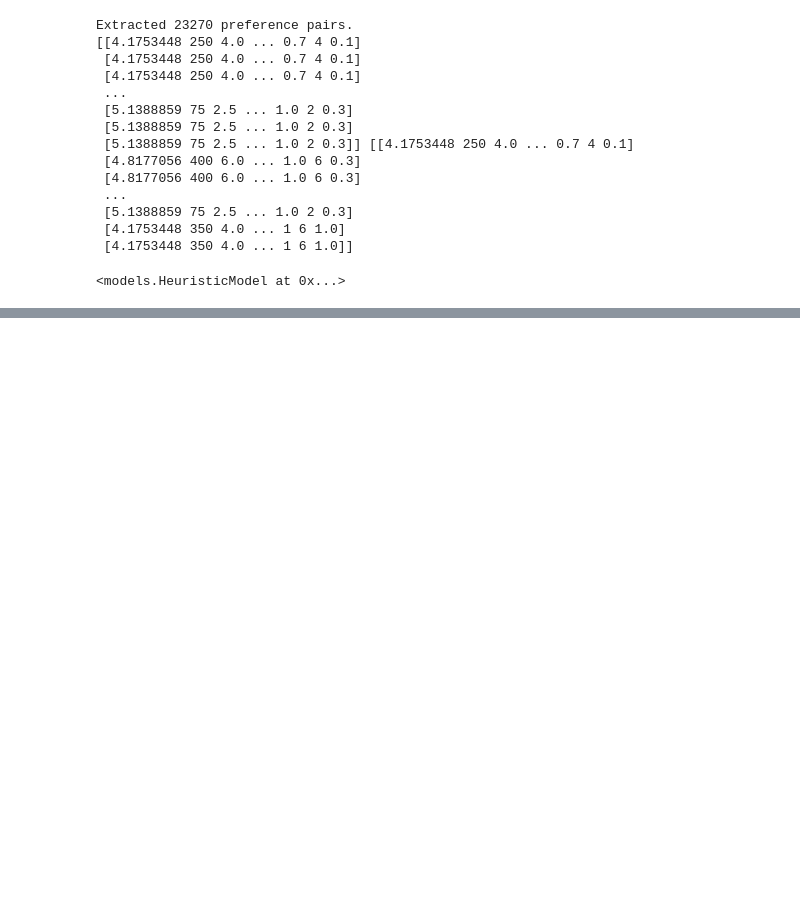
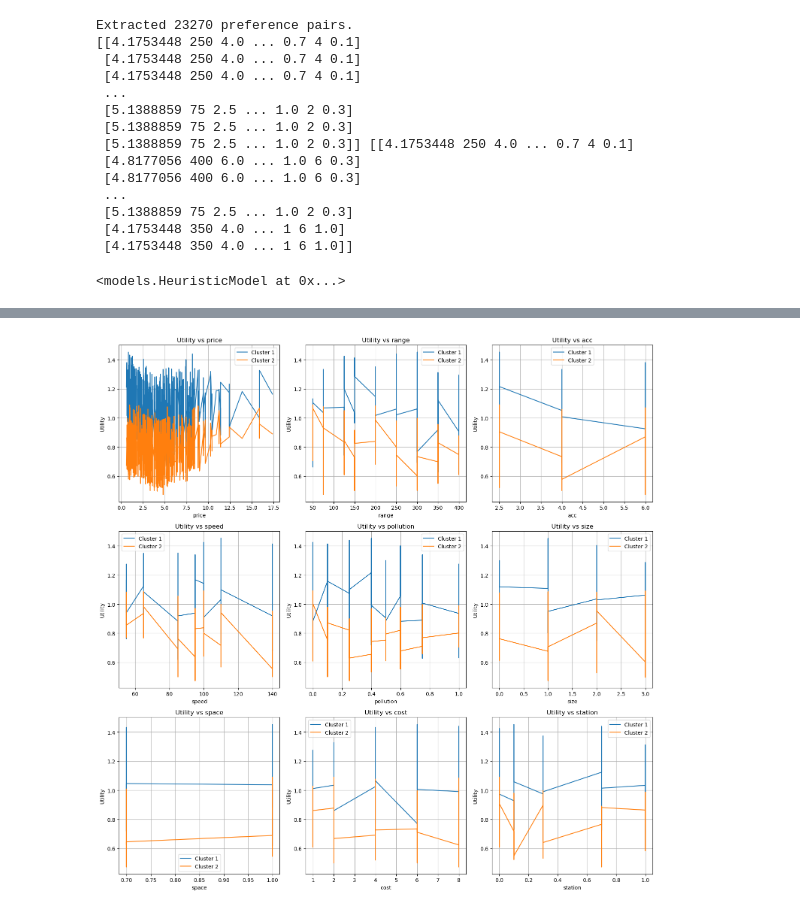
Before and after one commit to CyberlaClov/orra-dm-2024-25, a Jupyter notebook: notebooks/loading_cars_data.ipynb, the cells around one changed output, grey strips where cells are left out. Drawn from its saved outputs; the diff is of its cells as text; code cells hidden in the pictures; blank space fills up the shorter version.

```diff
--- a/notebooks/loading_cars_data.ipynb
+++ b/notebooks/loading_cars_data.ipynb
@@ -133,0 +134,30 @@ print(utility_values)
+# %%
+# Create a figure with subplots for each feature
+fig, axes = plt.subplots(3, 3, figsize=(15, 15))
+axes = axes.ravel()
+
+# For each feature
+for idx, feature in enumerate(numerical_features):
+    # Extract the feature values
+    feature_values = X[:, idx]
+
+    # Sort values and utilities by feature values
+    sorted_indices = np.argsort(feature_values)
+    sorted_features = feature_values[sorted_indices]
+    sorted_utilities = utility_values[sorted_indices]
+
+    # Plot for each cluster
+    for cluster in range(utility_values.shape[1]):
+        axes[idx].plot(sorted_features, sorted_utilities[:, cluster],
+                      label=f'Cluster {cluster+1}')
+
+    axes[idx].set_xlabel(feature)
+    axes[idx].set_ylabel('Utility')
+    axes[idx].set_title(f'Utility vs {feature}')
+    axes[idx].legend()
+    axes[idx].grid(True)
+
+plt.tight_layout()
+plt.show()
+# %% [output]
+[figure, added]
```
Also changed, not shown: parts of 3 cells of this notebook.
